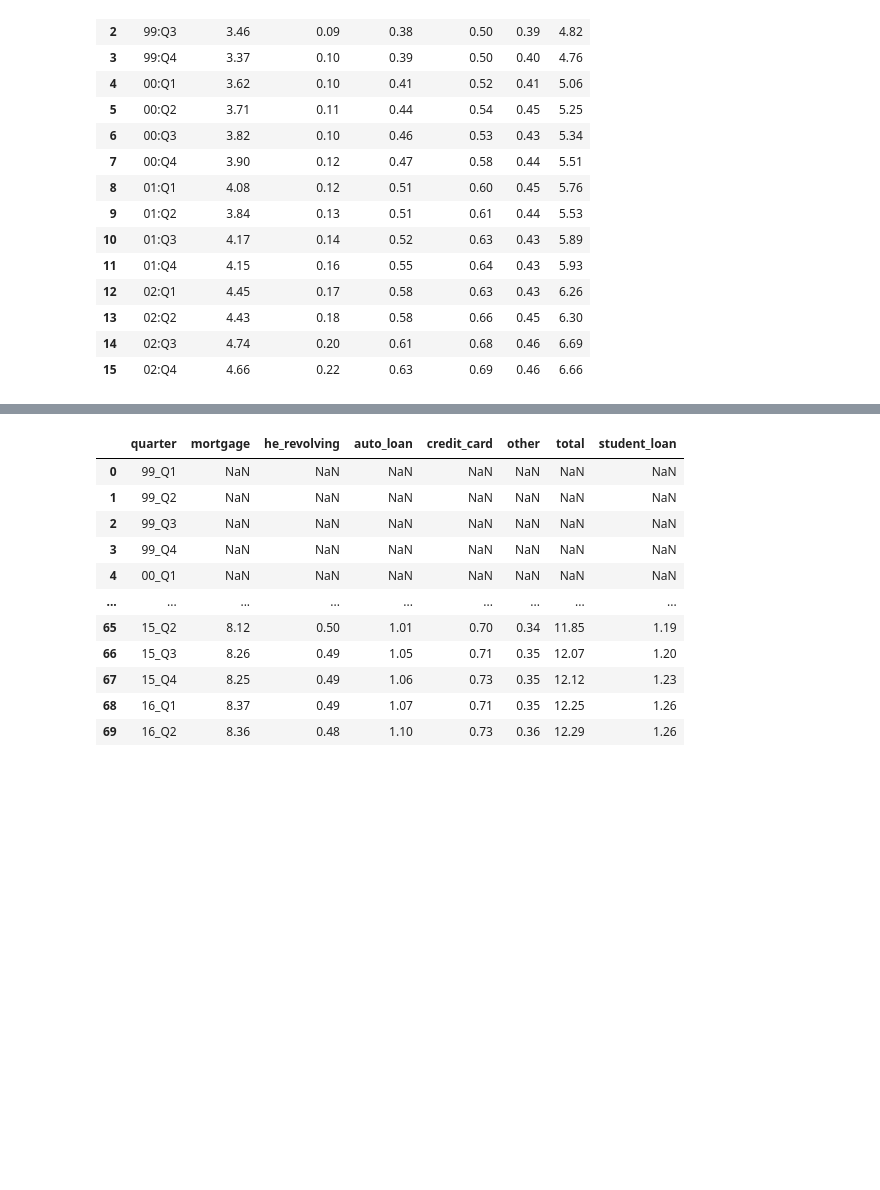
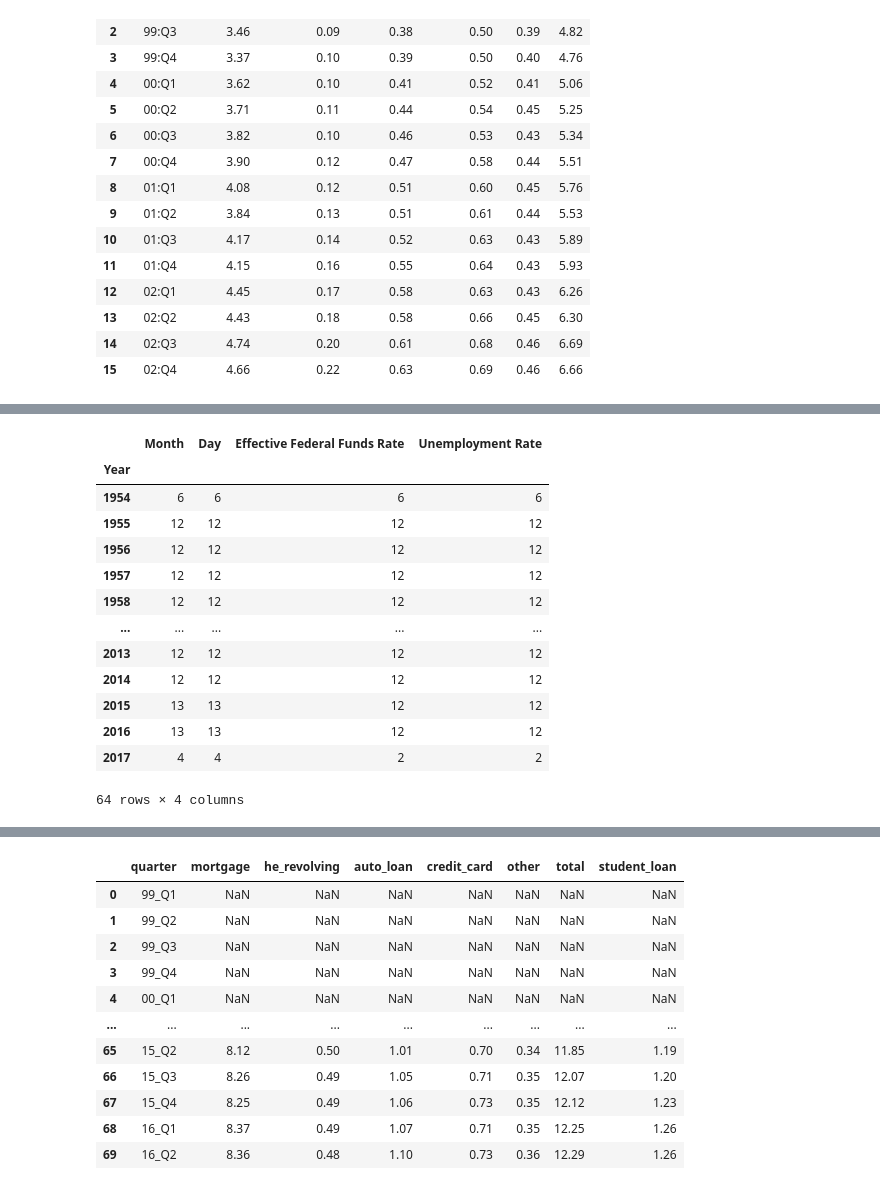
Before and after one commit to RiverJAM/ETL-Fed-Debt, a Jupyter notebook: Main-Code-File.ipynb, the cells around one changed output, grey strips where cells are left out. Saved outputs shown, nothing was run; the diff lists cells and outputs as text; code cells hidden in the pictures; blank space fills up the shorter version.

```diff
--- a/Fed-ETL.ipynb
+++ b/Main-Code-File.ipynb
@@ -147,3 +150,20 @@ result.head(89)
 #do We want to cut data at end of just keep it? We don't necessarily need matching data in other frame
 
 #result = result.loc[result"Quarter"] != '20:Q3']
+# %%
+FedRates_df.groupby('Year').count()
+# %% [output]
+|  | Month | Day | Effective Federal Funds Rate | Unemployment Rate |
+| Year |  |  |  |  |
+| 1954 | 6 | 6 | 6 | 6 |
+| 1955 | 12 | 12 | 12 | 12 |
+| 1956 | 12 | 12 | 12 | 12 |
+| 1957 | 12 | 12 | 12 | 12 |
+| 1958 | 12 | 12 | 12 | 12 |
+| ... | ... | ... | ... | ... |
+| 2013 | 12 | 12 | 12 | 12 |
+| 2014 | 12 | 12 | 12 | 12 |
+| 2015 | 13 | 13 | 12 | 12 |
+| 2016 | 13 | 13 | 12 | 12 |
+| 2017 | 4 | 4 | 2 | 2 |
+64 rows × 4 columns
```
Also changed, not shown: parts of 11 cells of this notebook, 1 other file.
